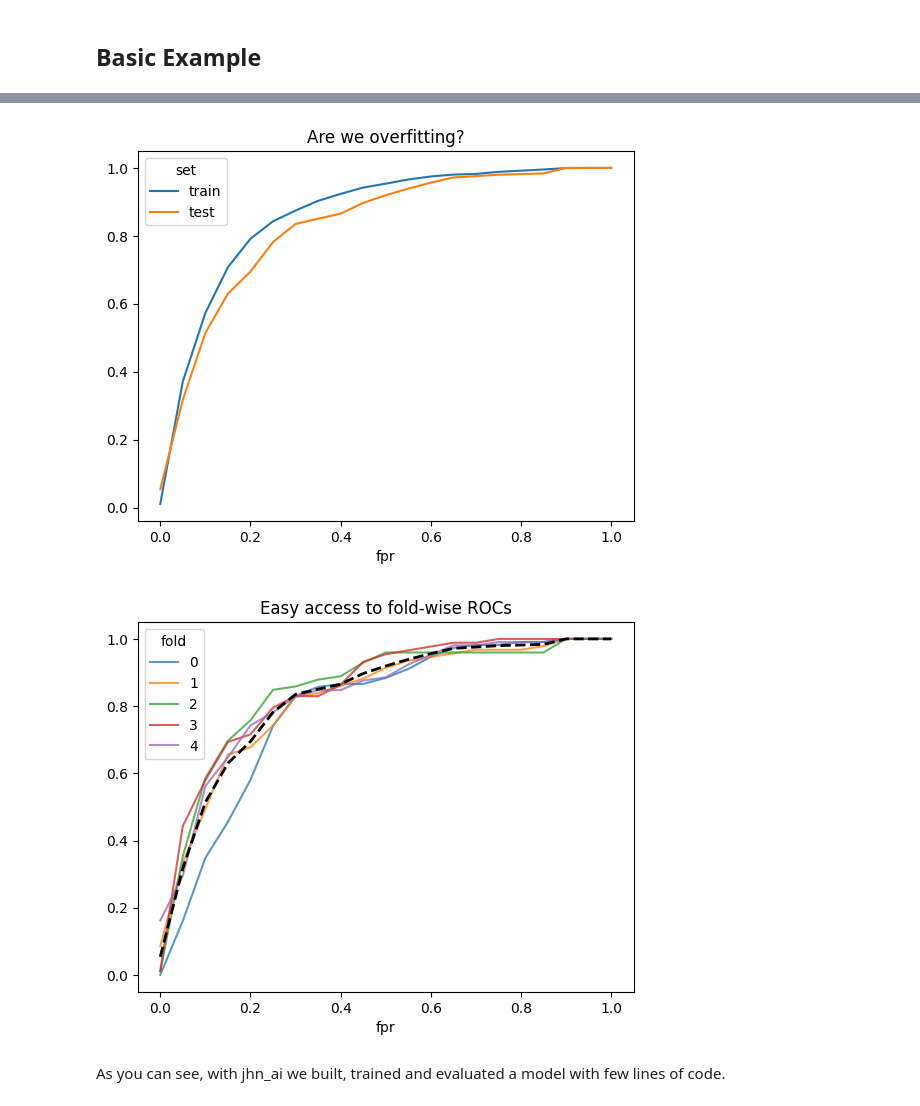
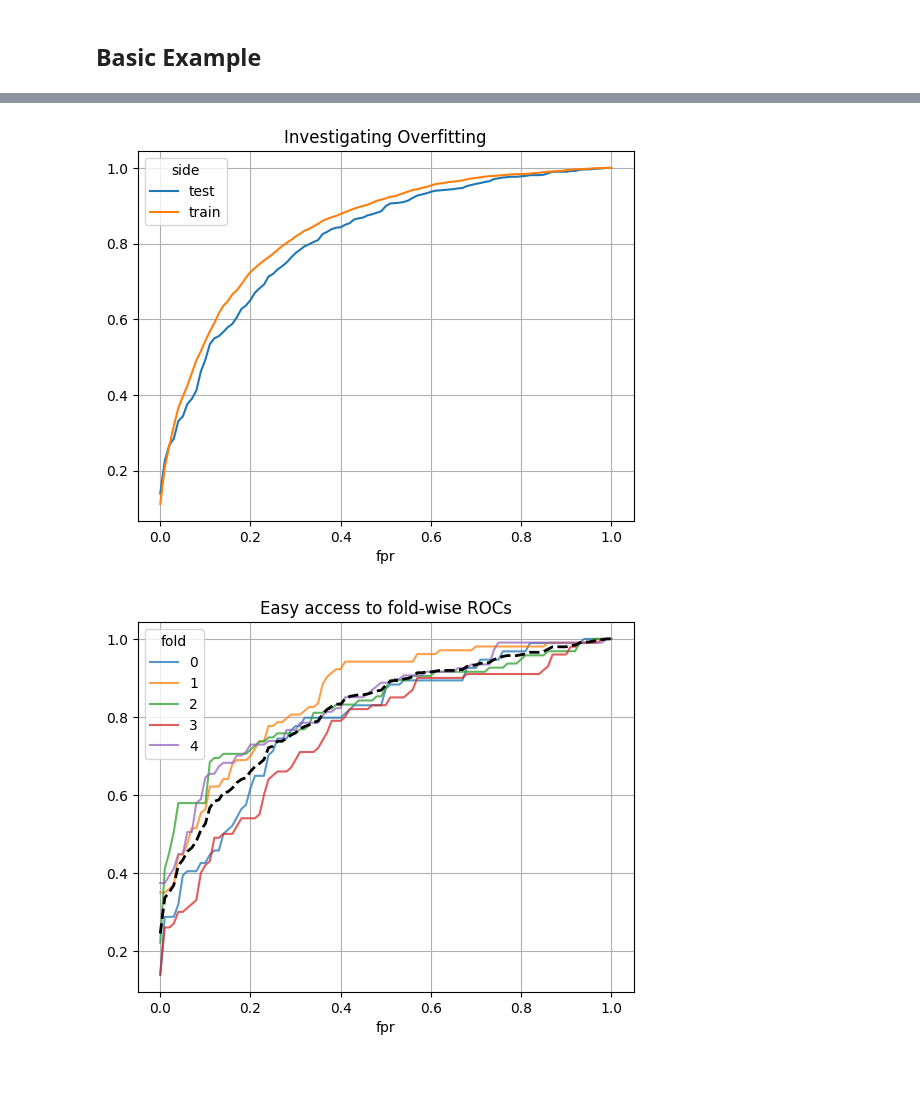
Before and after one commit to jhn-nt/cross-learn, a Jupyter notebook: basic_example.ipynb, the cells around one changed output, grey strips where cells are left out. Cells and saved outputs as stored; diff of their text form; code cells hidden in the pictures; blank space fills up the shorter version.

```diff
--- a/basic_example.ipynb
+++ b/basic_example.ipynb
@@ -7,5 +7,6 @@ from sklearn.datasets import make_classification
 # %%
 # bulding a mock datatset
 X, y = make_classification(n_samples = 1000, n_features = 100,
-                           n_informative = 11, n_redundant = 35)
+                           n_informative = 11, n_redundant = 35,n_classes=2) # auc throws error when there are only two classes
+
 groups = np.repeat(np.arange(10), 100) # creatng random groups
@@ -46,4 +37,4 @@ optimizer = GridSearchCV(model, param_grid, cv = cv)
 # %%
 from jhn_ai.evaluation import crossvalidate_classification
 # nested crossvalidation in one line
-scores, _, _ = crossvalidate_classification(model, X, y, groups=groups,cv = cv)
+scores, _, _ = crossvalidate_classification(optimizer, X, y,groups=groups,cv = cv)
@@ -75,19 +61,16 @@ scores["metrics"].drop(["name","fold"],axis=1).groupby(["side","class"]).agg(['m
 # %%
 # ROCS in one line
 # let's compare training and testing performance
-_ = rocs.groupby('fpr').mean().swaplevel(1,0, axis = 1)[1].plot(title = 'Are we overfitting?')
+_=scores["rankings"]["roc_curves"].groupby(["side",'fpr']).mean().mean(axis=1).unstack().T.plot(grid=True,title="Investigating Overfitting")
 
 # similarly to scores, in rocs you will find FPR and TPR for each crossvalidation fold.
-# you can tweak the resolution of ROC curves with fpr_interp kwarg in supervised_crossvalidation.
 # %% [output]
-[figure, old version]
+[figure, new version]
 # %%
-# in rocs you can eaily compute ROC for each fold to assess the stability of your model.
-ax = rocs['test'][1].unstack().T.plot(title = 'Easy access to fold-wise ROCs', alpha = .75)
-_ = rocs['test'][1].groupby('fpr').mean().plot(ax = ax, color = 'k', lw = 2, ls = '--')
+# in rocs you can eaily compute ROC for each fold to assess the stability of trained models.
+ax = scores["rankings"]["roc_curves"].query("side=='test'").reset_index().set_index(["fold","fpr"])[1].unstack().T.plot(title = 'Easy access to fold-wise ROCs', alpha = .75)
+_ = scores["rankings"]["roc_curves"].query("side=='test'").groupby('fpr').mean()[1].plot(ax = ax, color = 'k', lw = 2, ls = '--',grid=True)
 
-# the black dotted line is the fold-average ROC
+# the black dotted line is the average ROC across folds
 # %% [output]
-[figure, old version]
+[figure, new version]
-# %% [markdown]
-As you can see, with jhn_ai we built, trained and evaluated a model with few lines of code.
```
Also changed, not shown: parts of 4 cells of this notebook, 7 other files.
